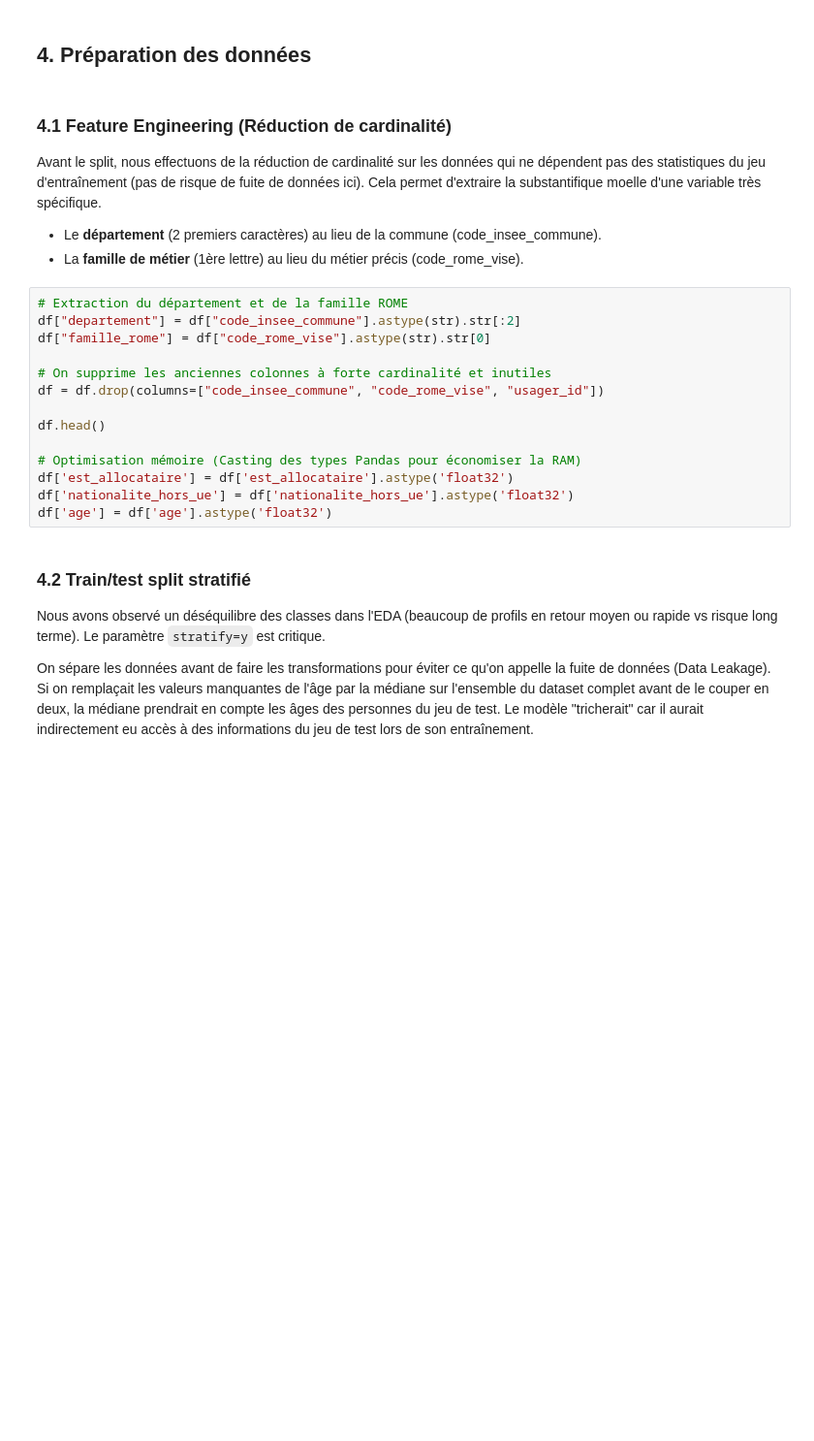
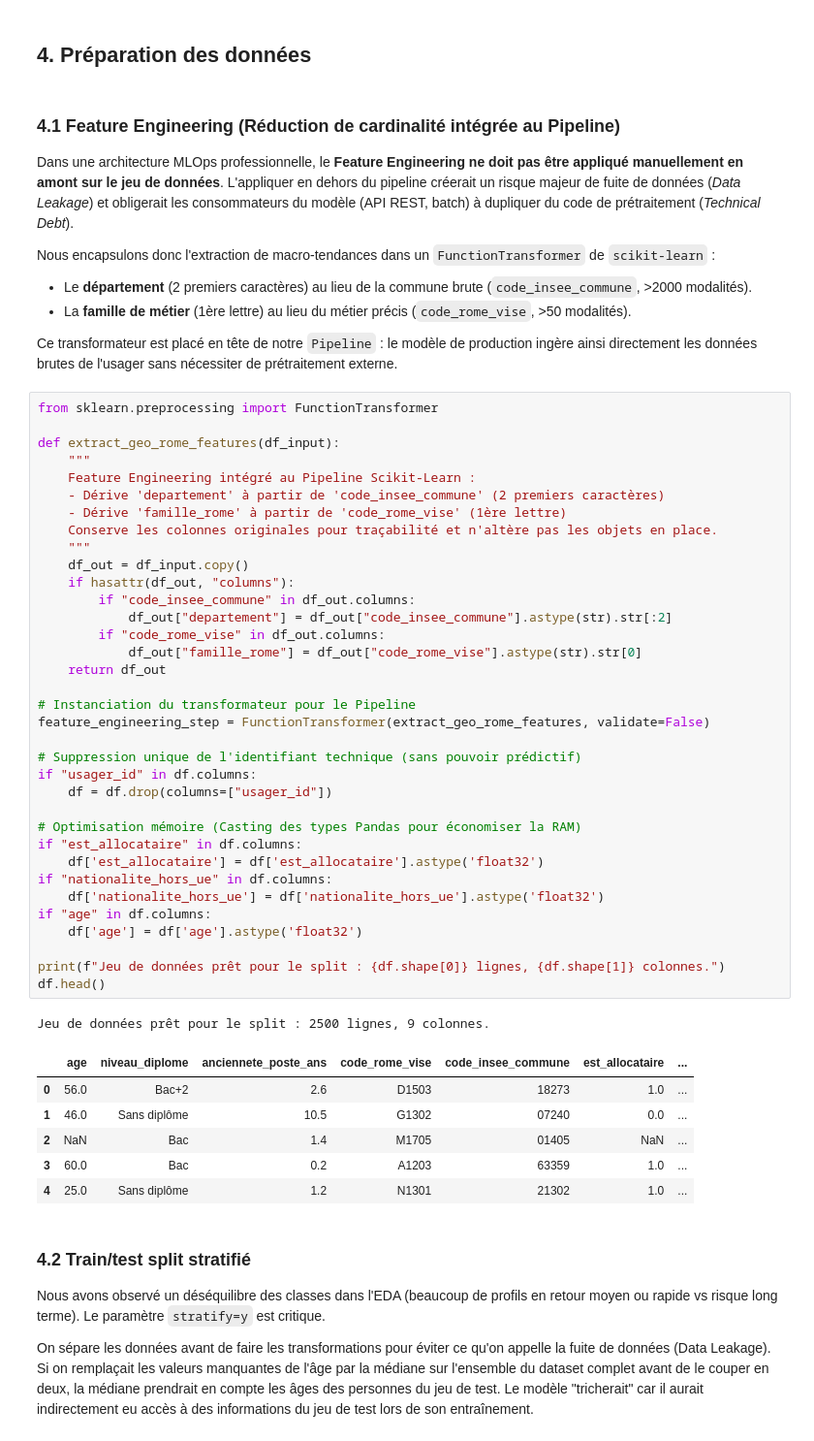
Before and after one commit to FranckBeugnet/certification_upskilling_ia, a Jupyter notebook: cas-usage.ipynb, the cells around one changed output. Shown at 97% size. Cells and saved outputs as stored; diff of their text form; blank space fills up the shorter version.

```diff
--- a/cas-usage.ipynb
+++ b/cas-usage.ipynb
@@ -484,26 +484,58 @@ Le F1-Macro nous protège contre cela : puisqu'il fait la moyenne non-pondérée
 # %% [markdown]
 ## 4. Préparation des données
 # %% [markdown]
-### 4.1 Feature Engineering (Réduction de cardinalité)
+### 4.1 Feature Engineering (Réduction de cardinalité intégrée au Pipeline)
 
-Avant le split, nous effectuons de la réduction de cardinalité sur les données qui ne dépendent pas des statistiques du jeu d'entraînement (pas de risque de fuite de données ici). Cela permet d'extraire la substantifique moelle d'une variable très spécifique.
+Dans une architecture MLOps professionnelle, le **Feature Engineering ne doit pas être appliqué manuellement en amont sur le jeu de données**. L'appliquer en dehors du pipeline créerait un risque majeur de fuite de données (*Data Leakage*) et obligerait les consommateurs du modèle (API REST, batch) à dupliquer du code de prétraitement (*Technical Debt*).
 
-- Le **département** (2 premiers caractères) au lieu de la commune (code_insee_commune).
-- La **famille de métier** (1ère lettre) au lieu du métier précis (code_rome_vise).
+Nous encapsulons donc l'extraction de macro-tendances dans un `FunctionTransformer` de `scikit-learn` :
+- Le **département** (2 premiers caractères) au lieu de la commune brute (`code_insee_commune`, >2000 modalités).
+- La **famille de métier** (1ère lettre) au lieu du métier précis (`code_rome_vise`, >50 modalités).
+
+Ce transformateur est placé en tête de notre `Pipeline` : le modèle de production ingère ainsi directement les données brutes de l'usager sans nécessiter de prétraitement externe.
 # %%
-# Extraction du département et de la famille ROME
-df["departement"] = df["code_insee_commune"].astype(str).str[:2]
-df["famille_rome"] = df["code_rome_vise"].astype(str).str[0]
+from sklearn.preprocessing import FunctionTransformer
 
-# On supprime les anciennes colonnes à forte cardinalité et inutiles
-df = df.drop(columns=["code_insee_commune", "code_rome_vise", "usager_id"])
+def extract_geo_rome_features(df_input):
+    """
+    Feature Engineering intégré au Pipeline Scikit-Learn :
+    - Dérive 'departement' à partir de 'code_insee_commune' (2 premiers caractères)
+    - Dérive 'famille_rome' à partir de 'code_rome_vise' (1ère lettre)
+    Conserve les colonnes originales pour traçabilité et n'altère pas les objets en place.
+    """
+    df_out = df_input.copy()
+    if hasattr(df_out, "columns"):
+        if "code_insee_commune" in df_out.columns:
+            df_out["departement"] = df_out["code_insee_commune"].astype(str).str[:2]
+        if "code_rome_vise" in df_out.columns:
+            df_out["famille_rome"] = df_out["code_rome_vise"].astype(str).str[0]
+    return df_out
 
-df.head()
+# Instanciation du transformateur pour le Pipeline
+feature_engineering_step = FunctionTransformer(extract_geo_rome_features, validate=False)
+
+# Suppression unique de l'identifiant technique (sans pouvoir prédictif)
+if "usager_id" in df.columns:
+    df = df.drop(columns=["usager_id"])
 
 # Optimisation mémoire (Casting des types Pandas pour économiser la RAM)
-df['est_allocataire'] = df['est_allocataire'].astype('float32')
-df['nationalite_hors_ue'] = df['nationalite_hors_ue'].astype('float32')
-df['age'] = df['age'].astype('float32')
+if "est_allocataire" in df.columns:
+    df['est_allocataire'] = df['est_allocataire'].astype('float32')
+if "nationalite_hors_ue" in df.columns:
+    df['nationalite_hors_ue'] = df['nationalite_hors_ue'].astype('float32')
+if "age" in df.columns:
+    df['age'] = df['age'].astype('float32')
+
+print(f"Jeu de données prêt pour le split : {df.shape[0]} lignes, {df.shape[1]} colonnes.")
+df.head()
+# %% [output]
+Jeu de données prêt pour le split : 2500 lignes, 9 colonnes.
+|  | age | niveau_diplome | anciennete_poste_ans | code_rome_vise | code_insee_commune | est_allocataire | ... |
+| 0 | 56.0 | Bac+2 | 2.6 | D1503 | 18273 | 1.0 | ... |
+| 1 | 46.0 | Sans diplôme | 10.5 | G1302 | 07240 | 0.0 | ... |
+| 2 | NaN | Bac | 1.4 | M1705 | 01405 | NaN | ... |
+| 3 | 60.0 | Bac | 0.2 | A1203 | 63359 | 1.0 | ... |
+| 4 | 25.0 | Sans diplôme | 1.2 | N1301 | 21302 | 1.0 | ... |
 # %% [markdown]
 ### 4.2 Train/test split stratifié
 
```
Also changed, not shown: parts of 14 cells of this notebook, 7 other files.
